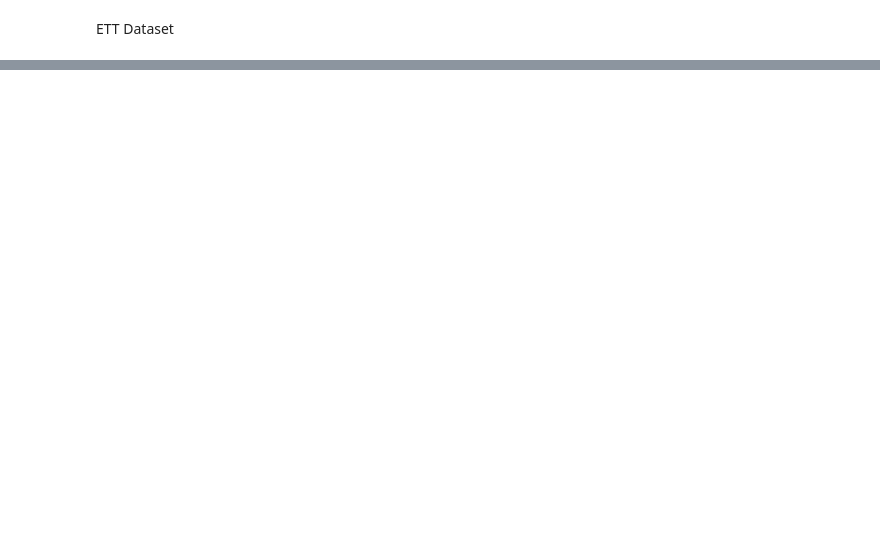
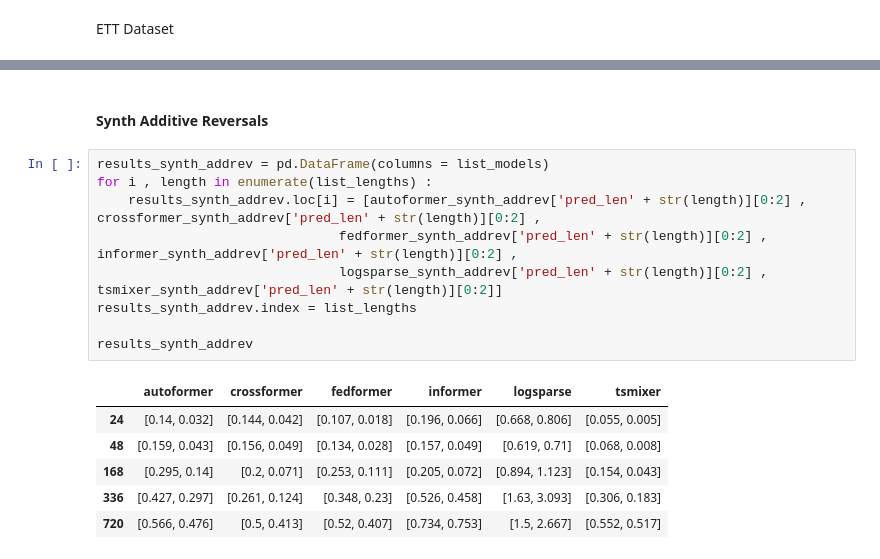
Before and after one commit to anasashb/TransformersEnergyTS, a Jupyter notebook: result_analysis.ipynb, the cells around one changed output, grey strips where cells are left out. Saved outputs shown, nothing was run; the diff lists cells and outputs as text; blank space fills up the shorter version.

```diff
--- a/result_analysis.ipynb
+++ b/result_analysis.ipynb
@@ -592,0 +661,18 @@ for pred_len in pred_len_list:
+# %% [markdown]
+#### Synth Additive Reversals
+# %%
+results_synth_addrev = pd.DataFrame(columns = list_models)
+for i , length in enumerate(list_lengths) :
+    results_synth_addrev.loc[i] = [autoformer_synth_addrev['pred_len' + str(length)][0:2] , crossformer_synth_addrev['pred_len' + str(length)][0:2] ,
+                               fedformer_synth_addrev['pred_len' + str(length)][0:2] , informer_synth_addrev['pred_len' + str(length)][0:2] ,
+                               logsparse_synth_addrev['pred_len' + str(length)][0:2] , tsmixer_synth_addrev['pred_len' + str(length)][0:2]]
+results_synth_addrev.index = list_lengths
+
+results_synth_addrev
+# %% [output]
+|  | autoformer | crossformer | fedformer | informer | logsparse | tsmixer |
+| 24 | [0.14, 0.032] | [0.144, 0.042] | [0.107, 0.018] | [0.196, 0.066] | [0.668, 0.806] | [0.055, 0.005] |
+| 48 | [0.159, 0.043] | [0.156, 0.049] | [0.134, 0.028] | [0.157, 0.049] | [0.619, 0.71] | [0.068, 0.008] |
+| 168 | [0.295, 0.14] | [0.2, 0.071] | [0.253, 0.111] | [0.205, 0.072] | [0.894, 1.123] | [0.154, 0.043] |
+| 336 | [0.427, 0.297] | [0.261, 0.124] | [0.348, 0.23] | [0.526, 0.458] | [1.63, 3.093] | [0.306, 0.183] |
+| 720 | [0.566, 0.476] | [0.5, 0.413] | [0.52, 0.407] | [0.734, 0.753] | [1.5, 2.667] | [0.552, 0.517] |
```
Also changed, not shown: parts of 20 cells of this notebook, 2 other files.
